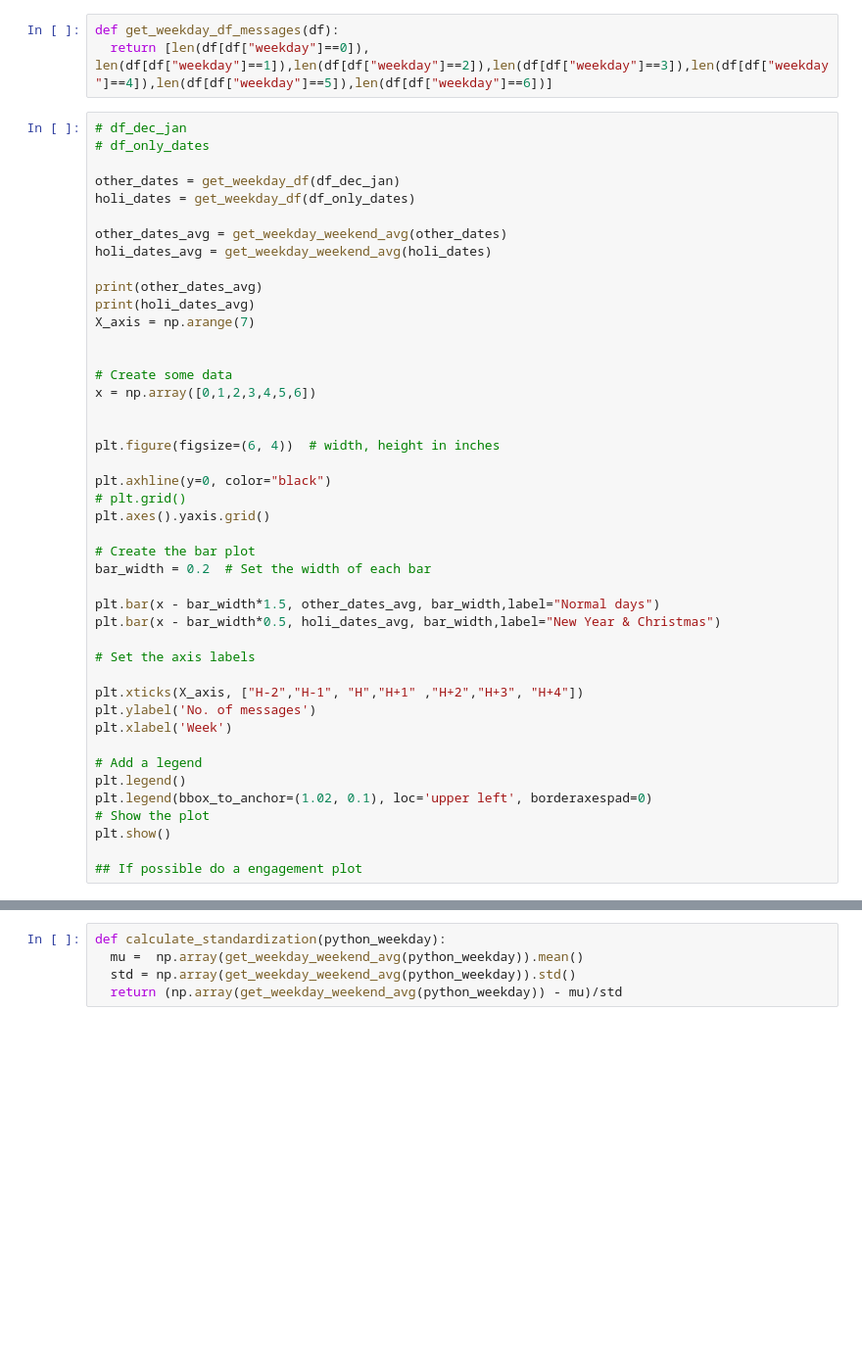
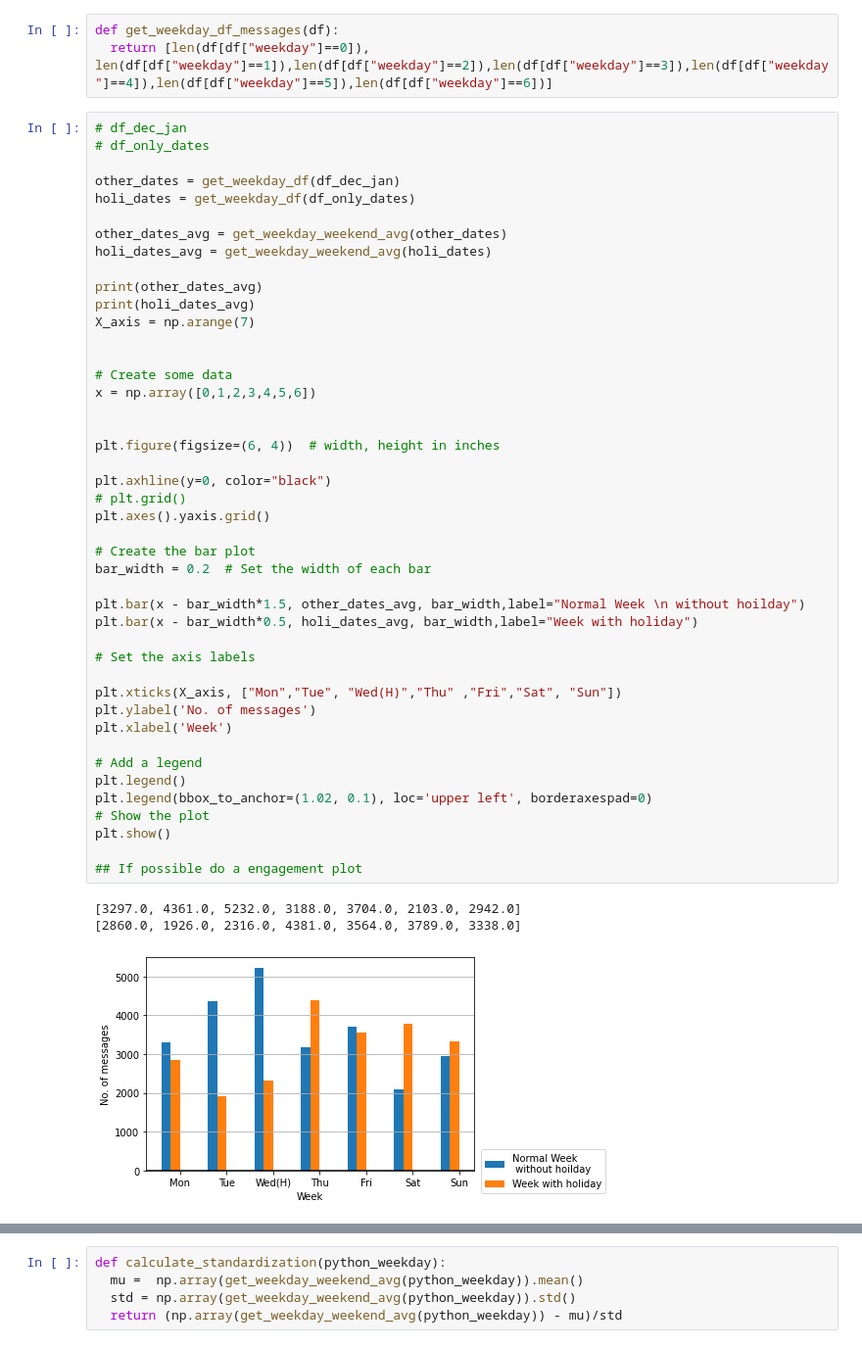
Before and after one commit to sambhav97/Usability-of-Discord-Developer-Communities, a Jupyter notebook: EMSE.ipynb, the cells around one changed output, grey strips where cells are left out. Shown at 98% size. Drawn from its saved outputs; the diff is of its cells as text; blank space fills up the shorter version.

```diff
--- a/EMSE.ipynb
+++ b/EMSE.ipynb
@@ -557,36 +628,40 @@ print(other_dates_avg)
 print(holi_dates_avg)
 X_axis = np.arange(7)
 
 
 # Create some data
 x = np.array([0,1,2,3,4,5,6])
 
 
 plt.figure(figsize=(6, 4))  # width, height in inches
 
 plt.axhline(y=0, color="black")
 # plt.grid()
 plt.axes().yaxis.grid()
 
 # Create the bar plot
 bar_width = 0.2  # Set the width of each bar
 
-plt.bar(x - bar_width*1.5, other_dates_avg, bar_width,label="Normal days")
-plt.bar(x - bar_width*0.5, holi_dates_avg, bar_width,label="New Year & Christmas")
+plt.bar(x - bar_width*1.5, other_dates_avg, bar_width,label="Normal Week \n without hoilday")
+plt.bar(x - bar_width*0.5, holi_dates_avg, bar_width,label="Week with holiday")
 
 # Set the axis labels
 
-plt.xticks(X_axis, ["H-2","H-1", "H","H+1" ,"H+2","H+3", "H+4"])
+plt.xticks(X_axis, ["Mon","Tue", "Wed(H)","Thu" ,"Fri","Sat", "Sun"])
 plt.ylabel('No. of messages')
 plt.xlabel('Week')
 
 # Add a legend
 plt.legend()
 plt.legend(bbox_to_anchor=(1.02, 0.1), loc='upper left', borderaxespad=0)
 # Show the plot
 plt.show()
 
 ## If possible do a engagement plot
+# %% [output]
+[3297.0, 4361.0, 5232.0, 3188.0, 3704.0, 2103.0, 2942.0]
+[2860.0, 1926.0, 2316.0, 4381.0, 3564.0, 3789.0, 3338.0]
+[figure, added]
 # %%
 print(other_dates_avg)
 print(holi_dates_avg)
```
Also changed, not shown: parts of 30 cells of this notebook.
